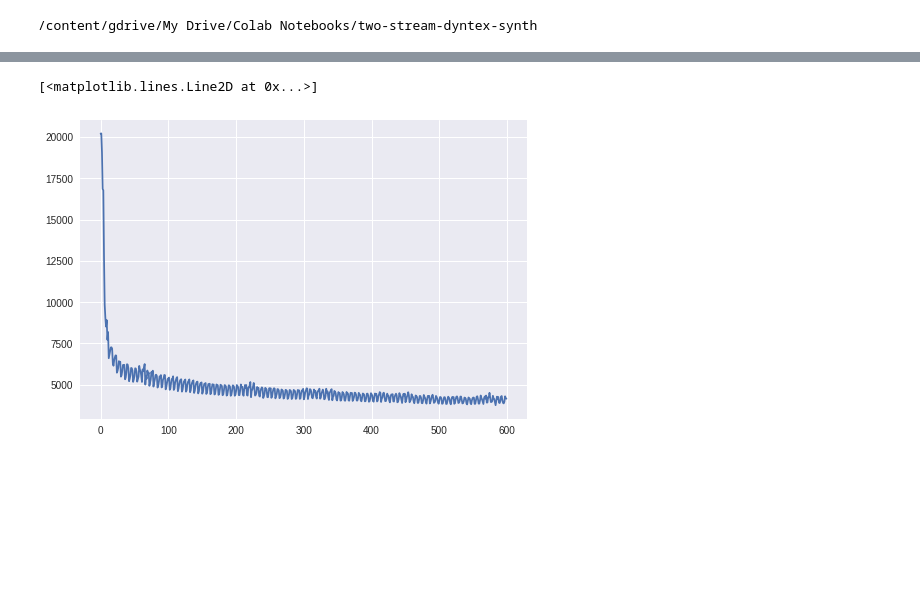
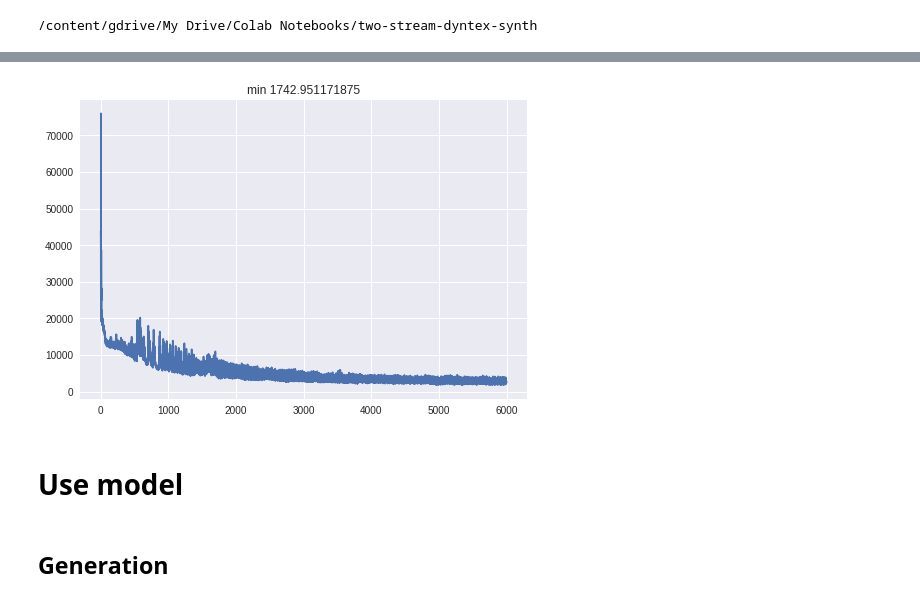
Before and after one commit to blufzzz/Dynamic-Textures-Autoregression, a Jupyter notebook: 3D_CNN_Video_AR.ipynb, the cells around one changed output, grey strips where cells are left out. Drawn from its saved outputs; the diff is of its cells as text; code cells hidden in the pictures; blank space fills up the shorter version.

```diff
--- a/3D_CNN_Video_AR.ipynb
+++ b/3D_CNN_Video_AR.ipynb
@@ -92,9 +160,7 @@ class SimpleCNN3D(nn.Module):
 # %%
-fold = './data/dynamic_textures/fur/'
-
 def get_seq(fold, seq_len):
 
-  names = sorted(os.listdir(fold))[:12] # HARDCODED
+  names = sorted(os.listdir(fold))
 
   n_framesets = len(names) - seq_len + 1
 
@@ -110,4 +176,10 @@ def get_seq(fold, seq_len):
 
       imgs += [io.imread(os.path.join(fold, name)).transpose(2,0,1)]
 
-    yield torch.Tensor(np.array([imgs])).transpose(2,1), torch.Tensor(y)
+    imgs = np.array([imgs]).transpose(0,2,1,3,4)
+
+    yield torch.Tensor(imgs), torch.Tensor(y)
+
+def deprocess(img_tensor):
+
+  return img_tensor[0].detach().cpu().numpy().astype('uint8').transpose(1,2,0)
@@ -114,10 +188,11 @@ def get_seq(fold, seq_len):
 # %%
-model = SimpleCNN3D()
+fold = './data/dynamic_textures/fishes/'
+
+model = CNN3D()
 model.cuda()
-optimizer = torch.optim.Adam(model.parameters())
-eps = 100
-
-freq = 10
+optimizer = torch.optim.Adam(model.parameters(), lr=0.0005)
+eps = 1000
+freq = 100
 
 losses = []
 
@@ -140,10 +215,15 @@ for ep in tqdm(range(eps)):
 
     optimizer.step()
 
-  if ep%freq == 0:
+  # show
+  if ep%freq == 0 and ep > 0:
 
     plt.figure()
-    plt.imshow(pred[0].transpose(2,0).detach().cpu().numpy().astype('uint8'))
+    img = pred[0].detach().cpu().numpy().astype('uint8')
+
+    img = img.transpose(1,2,0)
+
+    plt.imshow(np.clip(img, 0, 255))
     plt.title('epoch {}'.format(ep))
     plt.grid(False)
     plt.show()
@@ -164,5 +244,8 @@ epoch 10
 # %%
 plt.plot(range(len(losses)), losses)
+plt.title('min {}'.format(min(losses)))
+plt.show()
 # %% [output]
-[<matplotlib.lines.Line2D at 0x...>]
-[figure, old version]
+[figure, new version]
+# %% [markdown]
+# Use model
@@ -168,0 +259,2 @@ plt.plot(range(len(losses)), losses)
+# %% [markdown]
+## Generation
```
Also changed, not shown: parts of 15 cells of this notebook.
